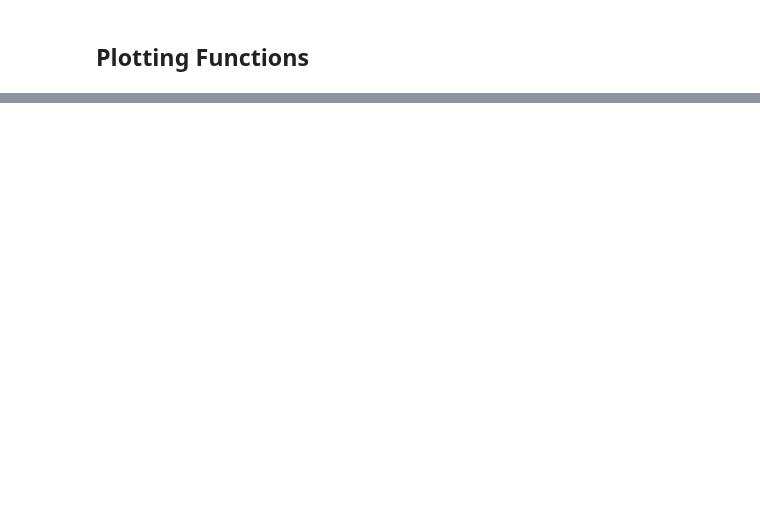
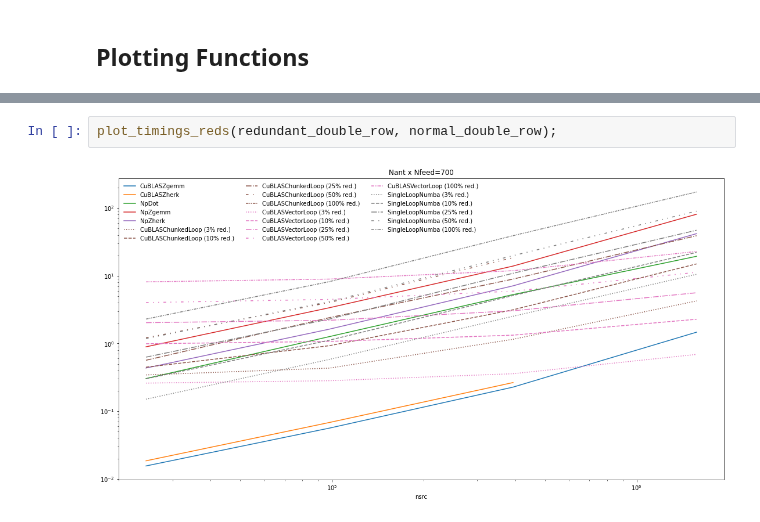
Before and after one commit to HERA-Team/matvis, a Jupyter notebook: devel/viscalc-performance/performance_test_large_matrix_multiply.ipynb, the cells around one changed output, grey strips where cells are left out. Drawn from its saved outputs; the diff is of its cells as text; blank space fills up the shorter version.

```diff
--- a/devel/viscalc-performance/performance_test_large_matrix_multiply.ipynb
+++ b/devel/viscalc-performance/performance_test_large_matrix_multiply.ipynb
@@ -657,0 +161,4 @@ plot_timings_reds(timings_reds, timings);
+# %%
+plot_timings_reds(redundant_double_row, normal_double_row);
+# %% [output]
+[figure, added]
```
Also changed, not shown: parts of 71 cells of this notebook, 13 other files.
